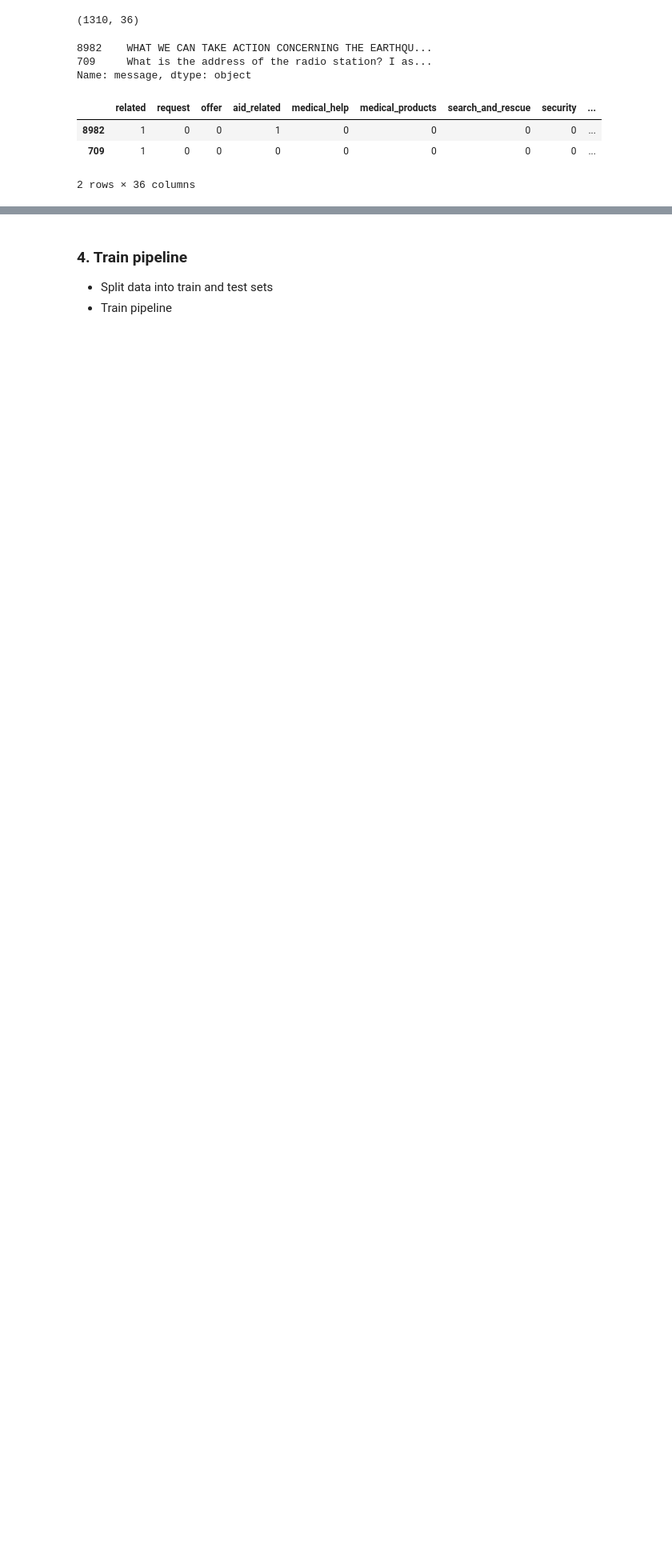
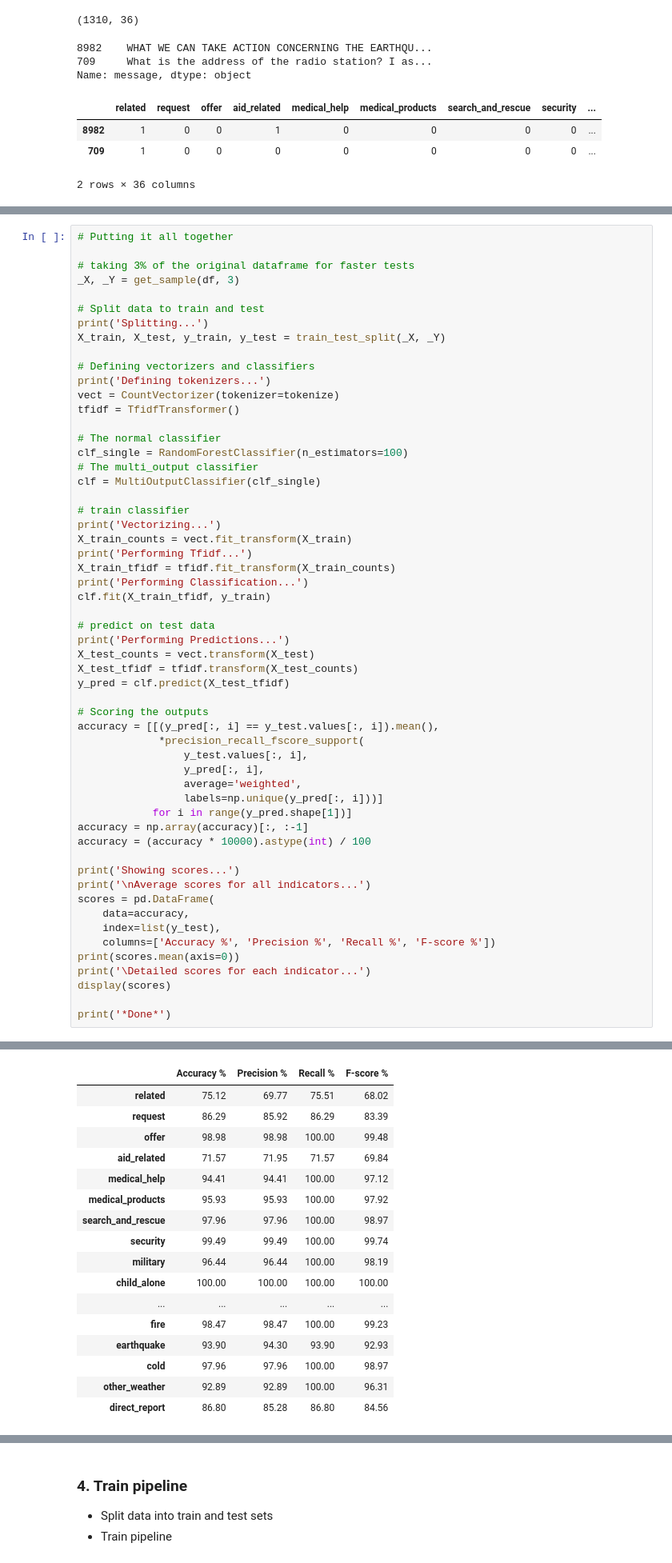
Before and after one commit to drnesr/DisasterResponsePipelines, a Jupyter notebook: Stage1/ML Pipeline Preparation.ipynb, the cells around one changed output, grey strips where cells are left out. Shown: that part at 80% size. Saved outputs shown, nothing was run; the diff lists cells and outputs as text; blank space fills up the shorter version.

```diff
--- a/Stage1/ML Pipeline Preparation.ipynb
+++ b/Stage1/ML Pipeline Preparation.ipynb
@@ -192,0 +277,57 @@ Name: message, dtype: object
+# %%
+# Putting it all together
+
+# taking 3% of the original dataframe for faster tests
+_X, _Y = get_sample(df, 3)
+
+# Split data to train and test
+print('Splitting...')
+X_train, X_test, y_train, y_test = train_test_split(_X, _Y)
+
+# Defining vectorizers and classifiers
+print('Defining tokenizers...')
+vect = CountVectorizer(tokenizer=tokenize)
+tfidf = TfidfTransformer()
+
+# The normal classifier
+clf_single = RandomForestClassifier(n_estimators=100)
+# The multi_output classifier
+clf = MultiOutputClassifier(clf_single)
+
+# train classifier
+print('Vectorizing...')
+X_train_counts = vect.fit_transform(X_train)
+print('Performing Tfidf...')
+X_train_tfidf = tfidf.fit_transform(X_train_counts)
+print('Performing Classification...')
+clf.fit(X_train_tfidf, y_train)
+
+# predict on test data
+print('Performing Predictions...')
+X_test_counts = vect.transform(X_test)
+X_test_tfidf = tfidf.transform(X_test_counts)
+y_pred = clf.predict(X_test_tfidf)
+
+# Scoring the outputs
+accuracy = [[(y_pred[:, i] == y_test.values[:, i]).mean(),
+             *precision_recall_fscore_support(
+                 y_test.values[:, i],
+                 y_pred[:, i],
+                 average='weighted',
+                 labels=np.unique(y_pred[:, i]))]
+            for i in range(y_pred.shape[1])]
+accuracy = np.array(accuracy)[:, :-1]
+accuracy = (accuracy * 10000).astype(int) / 100
+
+print('Showing scores...')
+print('\nAverage scores for all indicators...')
+scores = pd.DataFrame(
+    data=accuracy,
+    index=list(y_test),
+    columns=['Accuracy %', 'Precision %', 'Recall %', 'F-score %'])
+print(scores.mean(axis=0))
+print('\Detailed scores for each indicator...')
+display(scores)
+
+print('*Done*')
+# %% [output]
@@ -192,0 +349,17 @@ Name: message, dtype: object
+|  | Accuracy % | Precision % | Recall % | F-score % |
+| related | 75.12 | 69.77 | 75.51 | 68.02 |
+| request | 86.29 | 85.92 | 86.29 | 83.39 |
+| offer | 98.98 | 98.98 | 100.00 | 99.48 |
+| aid_related | 71.57 | 71.95 | 71.57 | 69.84 |
+| medical_help | 94.41 | 94.41 | 100.00 | 97.12 |
+| medical_products | 95.93 | 95.93 | 100.00 | 97.92 |
+| search_and_rescue | 97.96 | 97.96 | 100.00 | 98.97 |
+| security | 99.49 | 99.49 | 100.00 | 99.74 |
+| military | 96.44 | 96.44 | 100.00 | 98.19 |
+| child_alone | 100.00 | 100.00 | 100.00 | 100.00 |
+| ... | ... | ... | ... | ... |
+| fire | 98.47 | 98.47 | 100.00 | 99.23 |
+| earthquake | 93.90 | 94.30 | 93.90 | 92.93 |
+| cold | 97.96 | 97.96 | 100.00 | 98.97 |
+| other_weather | 92.89 | 92.89 | 100.00 | 96.31 |
+| direct_report | 86.80 | 85.28 | 86.80 | 84.56 |
```
Also changed, not shown: parts of 7 cells of this notebook.
